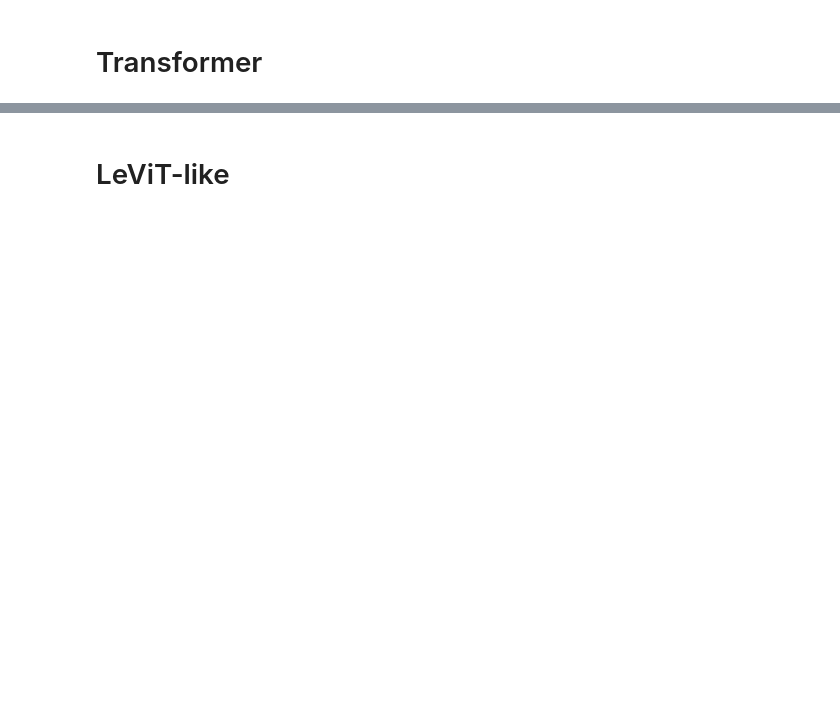
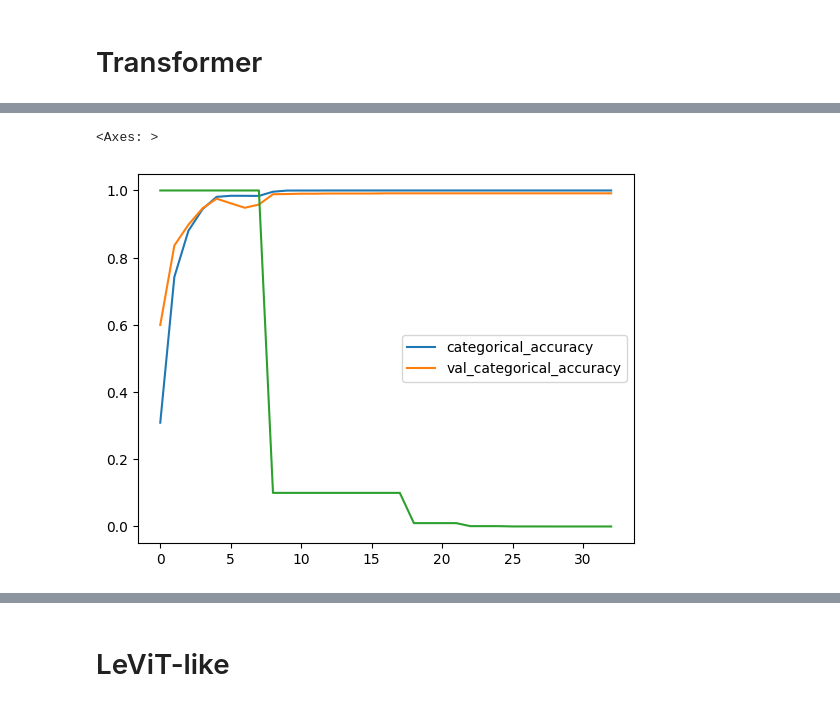
Before and after one commit to NikitaShlapak/OCR, a Jupyter notebook: letters.ipynb, the cells around one changed output, grey strips where cells are left out. Cells and saved outputs as stored; diff of their text form; code cells hidden in the pictures; blank space fills up the shorter version.

```diff
--- a/letters.ipynb
+++ b/letters.ipynb
@@ -476,7 +505,10 @@ KeyboardInterrupt:
 # %%
 his_df = pd.DataFrame(his.history)
 his_df[['categorical_accuracy', 'val_categorical_accuracy']].plot()
-(his_df['lr'] * 1000).plot()
+(his_df['learning_rate'] * 1000).plot()
+# %% [output]
+<Axes: >
+[figure, added]
 # %%
 vit_model.evaluate(test_x_data, test_y_data), model.evaluate(test_x_data, test_y_data)
 # %% [output]
```
Also changed, not shown: parts of 50 cells of this notebook, 3 other files.
